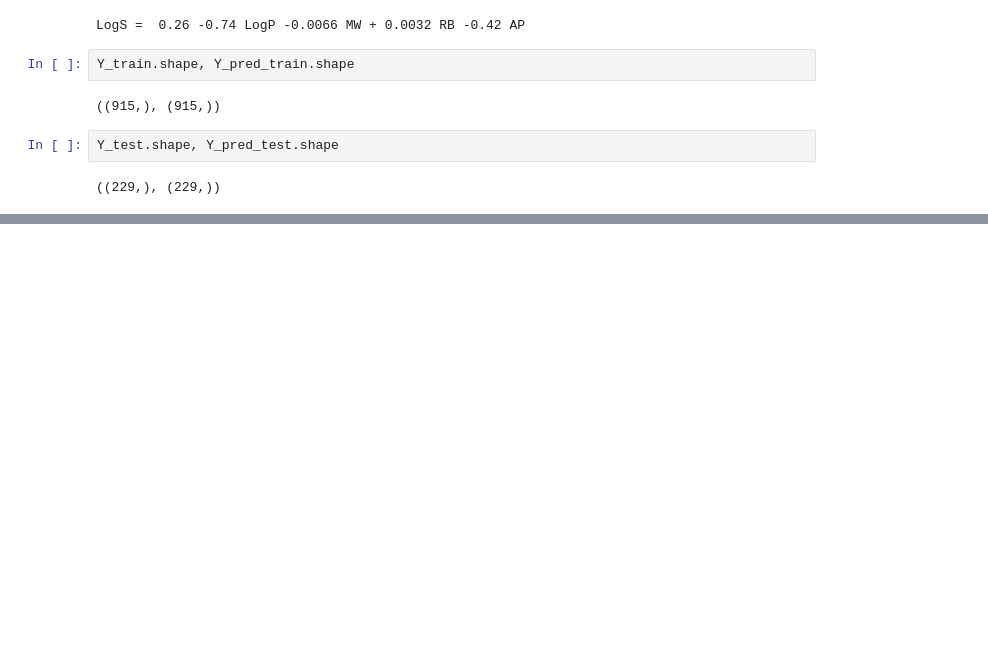
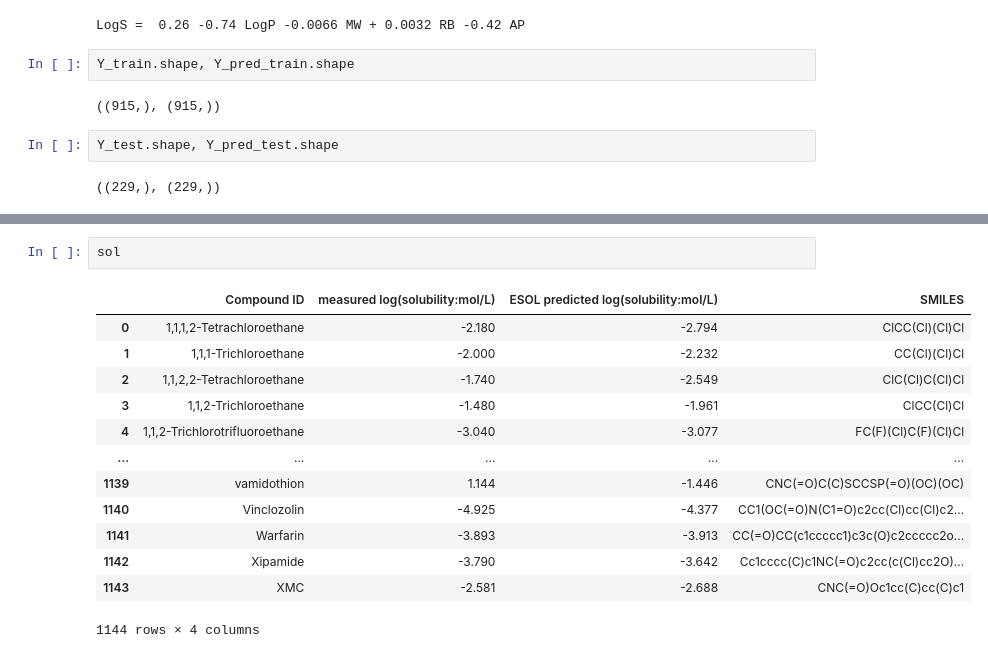
Before and after one commit to Shubham73516/Drug-Discovery-Project, a Jupyter notebook: one.ipynb, the cells around one changed output, grey strips where cells are left out. Drawn from its saved outputs; the diff is of its cells as text; blank space fills up the shorter version.

```diff
--- a/one.ipynb
+++ b/one.ipynb
@@ -468,0 +469,16 @@ plt.show()
+# %%
+sol
+# %% [output]
+|  | Compound ID | measured log(solubility:mol/L) | ESOL predicted log(solubility:mol/L) | SMILES |
+| 0 | 1,1,1,2-Tetrachloroethane | -2.180 | -2.794 | ClCC(Cl)(Cl)Cl |
+| 1 | 1,1,1-Trichloroethane | -2.000 | -2.232 | CC(Cl)(Cl)Cl |
+| 2 | 1,1,2,2-Tetrachloroethane | -1.740 | -2.549 | ClC(Cl)C(Cl)Cl |
+| 3 | 1,1,2-Trichloroethane | -1.480 | -1.961 | ClCC(Cl)Cl |
+| 4 | 1,1,2-Trichlorotrifluoroethane | -3.040 | -3.077 | FC(F)(Cl)C(F)(Cl)Cl |
+| ... | ... | ... | ... | ... |
+| 1139 | vamidothion | 1.144 | -1.446 | CNC(=O)C(C)SCCSP(=O)(OC)(OC) |
+| 1140 | Vinclozolin | -4.925 | -4.377 | CC1(OC(=O)N(C1=O)c2cc(Cl)cc(Cl)c2... |
+| 1141 | Warfarin | -3.893 | -3.913 | CC(=O)CC(c1ccccc1)c3c(O)c2ccccc2o... |
+| 1142 | Xipamide | -3.790 | -3.642 | Cc1cccc(C)c1NC(=O)c2cc(c(Cl)cc2O)... |
+| 1143 | XMC | -2.581 | -2.688 | CNC(=O)Oc1cc(C)cc(C)c1 |
+1144 rows × 4 columns
```
Also changed, not shown: parts of 6 cells of this notebook, 5 other files.
